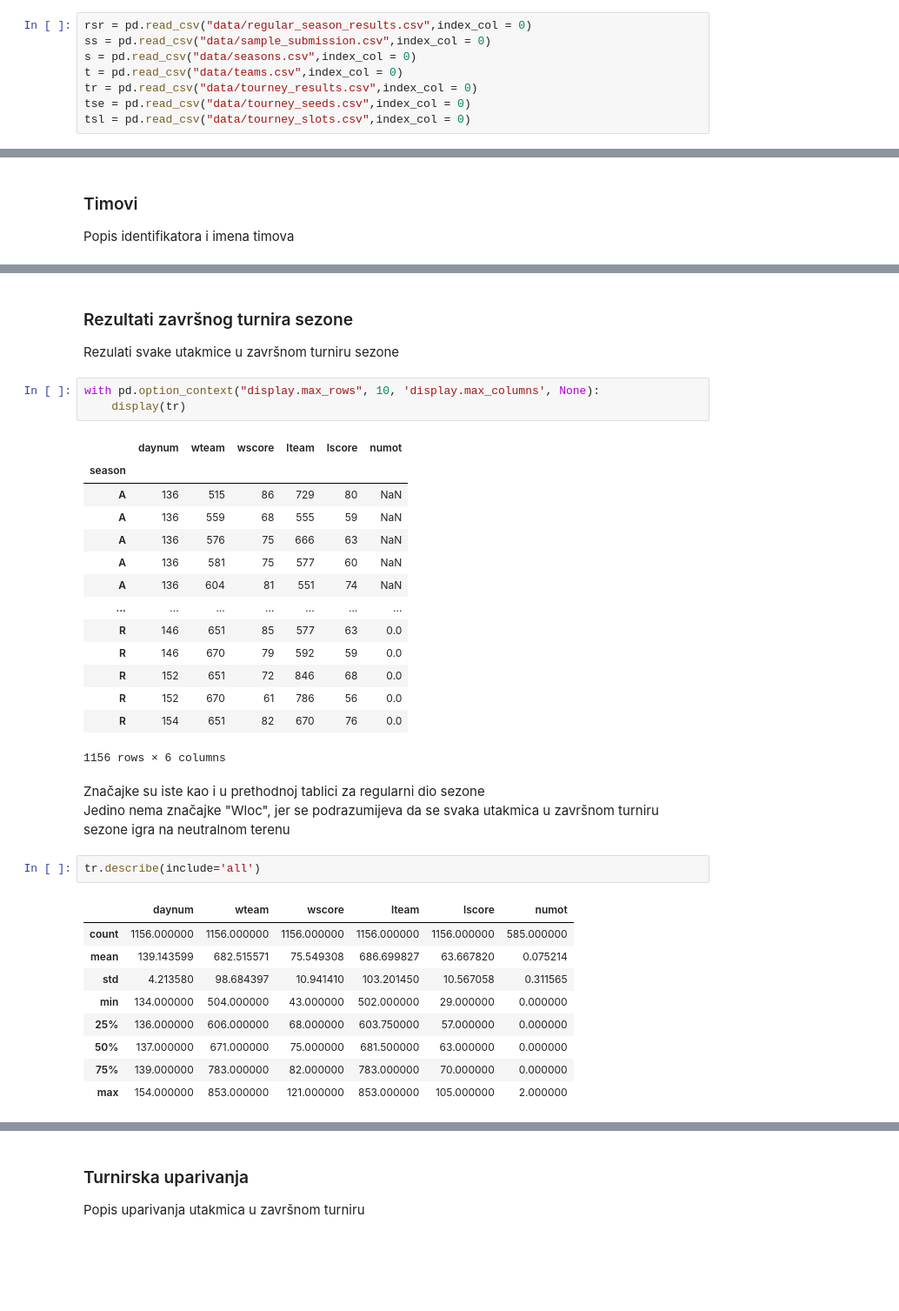
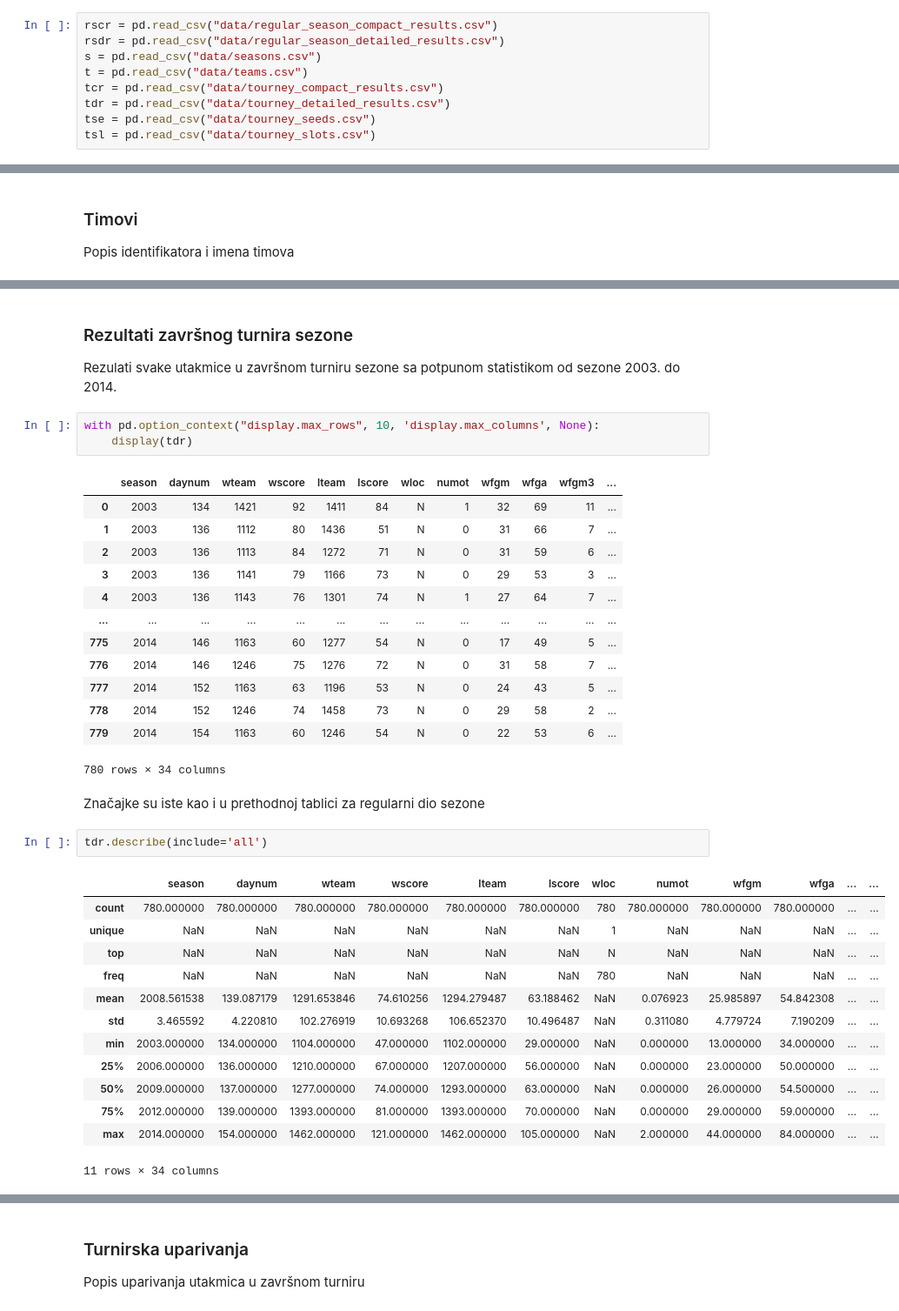
Before and after one commit to Filip11711/UZOP_Projekt, a Jupyter notebook: Projekt.ipynb, the cells around one changed output, grey strips where cells are left out. Shown: that part at 87% size. Drawn from its saved outputs; the diff is of its cells as text; blank space fills up the shorter version.

```diff
--- a/Projekt.ipynb
+++ b/Projekt.ipynb
@@ -12,13 +12,14 @@ import seaborn as sns
 # %% [markdown]
 ## Učitavanje podataka
 # %%
-rsr = pd.read_csv("data/regular_season_results.csv",index_col = 0)
-ss = pd.read_csv("data/sample_submission.csv",index_col = 0)
-s = pd.read_csv("data/seasons.csv",index_col = 0)
-t = pd.read_csv("data/teams.csv",index_col = 0)
-tr = pd.read_csv("data/tourney_results.csv",index_col = 0)
-tse = pd.read_csv("data/tourney_seeds.csv",index_col = 0)
-tsl = pd.read_csv("data/tourney_slots.csv",index_col = 0)
+rscr = pd.read_csv("data/regular_season_compact_results.csv")
+rsdr = pd.read_csv("data/regular_season_detailed_results.csv")
+s = pd.read_csv("data/seasons.csv")
+t = pd.read_csv("data/teams.csv")
+tcr = pd.read_csv("data/tourney_compact_results.csv")
+tdr = pd.read_csv("data/tourney_detailed_results.csv")
+tse = pd.read_csv("data/tourney_seeds.csv")
+tsl = pd.read_csv("data/tourney_slots.csv")
 # %% [markdown]
 ## Prikaz i analiza podataka
 # %% [markdown]
@@ -171,37 +346,38 @@ rsr.describe(include='all')
 # %% [markdown]
 ### Rezultati završnog turnira sezone
-Rezulati svake utakmice u završnom turniru sezone
+Rezulati svake utakmice u završnom turniru sezone sa potpunom statistikom od sezone 2003. do 2014.
 # %%
 with pd.option_context("display.max_rows", 10, 'display.max_columns', None):
-    display(tr)
+    display(tdr)
 # %% [output]
-|  | daynum | wteam | wscore | lteam | lscore | numot |
-| season |  |  |  |  |  |  |
-| A | 136 | 515 | 86 | 729 | 80 | NaN |
-| A | 136 | 559 | 68 | 555 | 59 | NaN |
-| A | 136 | 576 | 75 | 666 | 63 | NaN |
-| A | 136 | 581 | 75 | 577 | 60 | NaN |
-| A | 136 | 604 | 81 | 551 | 74 | NaN |
-| ... | ... | ... | ... | ... | ... | ... |
-| R | 146 | 651 | 85 | 577 | 63 | 0.0 |
-| R | 146 | 670 | 79 | 592 | 59 | 0.0 |
-| R | 152 | 651 | 72 | 846 | 68 | 0.0 |
-| R | 152 | 670 | 61 | 786 | 56 | 0.0 |
-| R | 154 | 651 | 82 | 670 | 76 | 0.0 |
+|  | season | daynum | wteam | wscore | lteam | lscore | wloc | numot | wfgm | wfga | wfgm3 | ... |
+| 0 | 2003 | 134 | 1421 | 92 | 1411 | 84 | N | 1 | 32 | 69 | 11 | ... |
+| 1 | 2003 | 136 | 1112 | 80 | 1436 | 51 | N | 0 | 31 | 66 | 7 | ... |
+| 2 | 2003 | 136 | 1113 | 84 | 1272 | 71 | N | 0 | 31 | 59 | 6 | ... |
+| 3 | 2003 | 136 | 1141 | 79 | 1166 | 73 | N | 0 | 29 | 53 | 3 | ... |
+| 4 | 2003 | 136 | 1143 | 76 | 1301 | 74 | N | 1 | 27 | 64 | 7 | ... |
+| ... | ... | ... | ... | ... | ... | ... | ... | ... | ... | ... | ... | ... |
+| 775 | 2014 | 146 | 1163 | 60 | 1277 | 54 | N | 0 | 17 | 49 | 5 | ... |
+| 776 | 2014 | 146 | 1246 | 75 | 1276 | 72 | N | 0 | 31 | 58 | 7 | ... |
+| 777 | 2014 | 152 | 1163 | 63 | 1196 | 53 | N | 0 | 24 | 43 | 5 | ... |
+| 778 | 2014 | 152 | 1246 | 74 | 1458 | 73 | N | 0 | 29 | 58 | 2 | ... |
+| 779 | 2014 | 154 | 1163 | 60 | 1246 | 54 | N | 0 | 22 | 53 | 6 | ... |
-1156 rows × 6 columns
+780 rows × 34 columns
 # %% [markdown]
 Značajke su iste kao i u prethodnoj tablici za regularni dio sezone <br>
-Jedino nema značajke "Wloc", jer se podrazumijeva da se svaka utakmica u završnom
-turniru sezone igra na neutralnom terenu
 # %%
-tr.describe(include='all')
+tdr.describe(include='all')
 # %% [output]
-|  | daynum | wteam | wscore | lteam | lscore | numot |
-| count | 1156.000000 | 1156.000000 | 1156.000000 | 1156.000000 | 1156.000000 | 585.000000 |
-| mean | 139.143599 | 682.515571 | 75.549308 | 686.699827 | 63.667820 | 0.075214 |
-| std | 4.213580 | 98.684397 | 10.941410 | 103.201450 | 10.567058 | 0.311565 |
-| min | 134.000000 | 504.000000 | 43.000000 | 502.000000 | 29.000000 | 0.000000 |
-| 25% | 136.000000 | 606.000000 | 68.000000 | 603.750000 | 57.000000 | 0.000000 |
-| 50% | 137.000000 | 671.000000 | 75.000000 | 681.500000 | 63.000000 | 0.000000 |
-| 75% | 139.000000 | 783.000000 | 82.000000 | 783.000000 | 70.000000 | 0.000000 |
-| max | 154.000000 | 853.000000 | 121.000000 | 853.000000 | 105.000000 | 2.000000 |
+|  | season | daynum | wteam | wscore | lteam | lscore | wloc | numot | wfgm | wfga | ... | ... |
+| count | 780.000000 | 780.000000 | 780.000000 | 780.000000 | 780.000000 | 780.000000 | 780 | 780.000000 | 780.000000 | 780.000000 | ... | ... |
+| unique | NaN | NaN | NaN | NaN | NaN | NaN | 1 | NaN | NaN | NaN | ... | ... |
+| top | NaN | NaN | NaN | NaN | NaN | NaN | N | NaN | NaN | NaN | ... | ... |
+| freq | NaN | NaN | NaN | NaN | NaN | NaN | 780 | NaN | NaN | NaN | ... | ... |
+| mean | 2008.561538 | 139.087179 | 1291.653846 | 74.610256 | 1294.279487 | 63.188462 | NaN | 0.076923 | 25.985897 | 54.842308 | ... | ... |
+| std | 3.465592 | 4.220810 | 102.276919 | 10.693268 | 106.652370 | 10.496487 | NaN | 0.311080 | 4.779724 | 7.190209 | ... | ... |
+| min | 2003.000000 | 134.000000 | 1104.000000 | 47.000000 | 1102.000000 | 29.000000 | NaN | 0.000000 | 13.000000 | 34.000000 | ... | ... |
+| 25% | 2006.000000 | 136.000000 | 1210.000000 | 67.000000 | 1207.000000 | 56.000000 | NaN | 0.000000 | 23.000000 | 50.000000 | ... | ... |
+| 50% | 2009.000000 | 137.000000 | 1277.000000 | 74.000000 | 1293.000000 | 63.000000 | NaN | 0.000000 | 26.000000 | 54.500000 | ... | ... |
+| 75% | 2012.000000 | 139.000000 | 1393.000000 | 81.000000 | 1393.000000 | 70.000000 | NaN | 0.000000 | 29.000000 | 59.000000 | ... | ... |
+| max | 2014.000000 | 154.000000 | 1462.000000 | 121.000000 | 1462.000000 | 105.000000 | NaN | 2.000000 | 44.000000 | 84.000000 | ... | ... |
+11 rows × 34 columns
```
Also changed, not shown: parts of 42 cells of this notebook.
